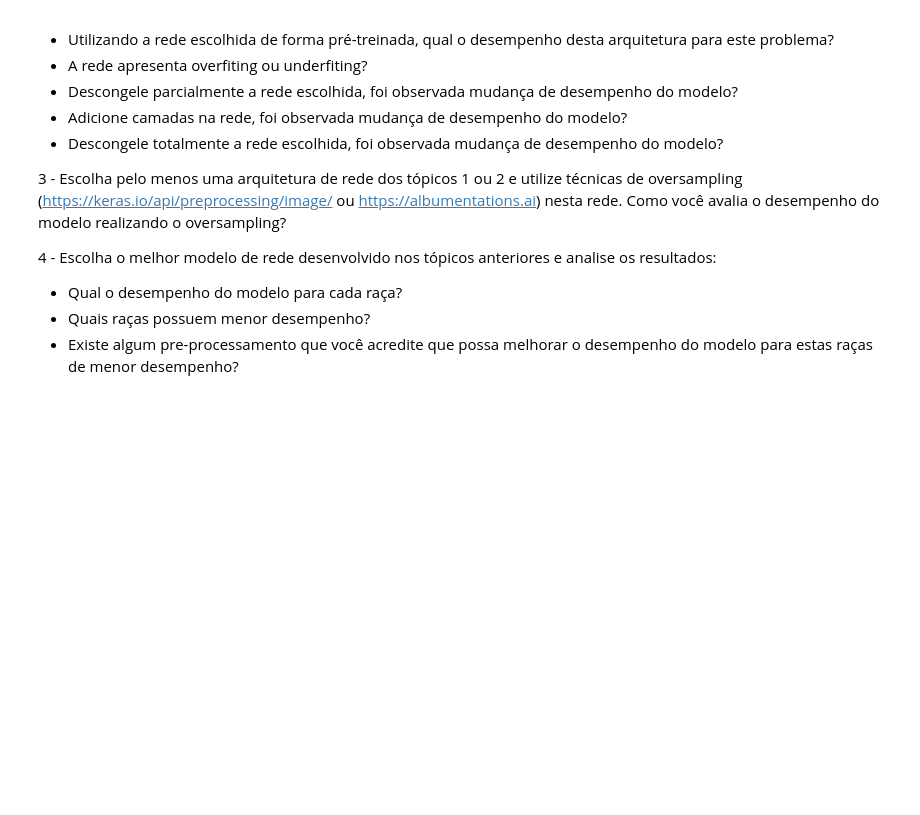
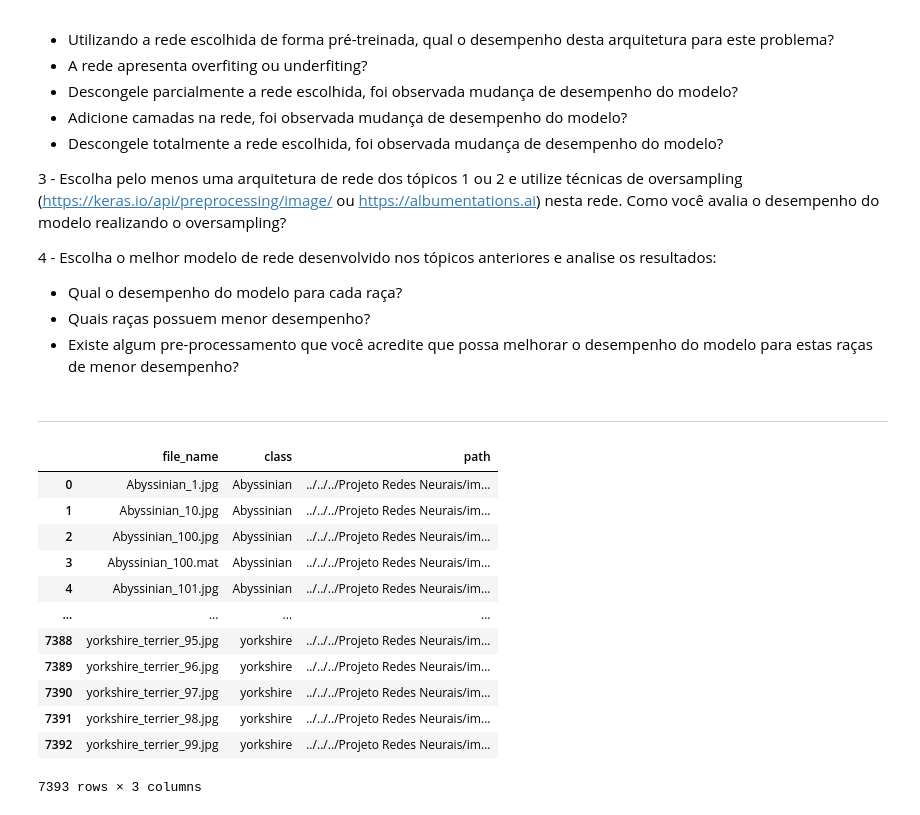
Before and after one commit to GabrielAsato/Curso_DS_Degree, a Jupyter notebook: Módulo 14 - Redes Neurais I/Projeto_atividades/projeto.ipynb, the cells around one changed output. Cells and saved outputs as stored; diff of their text form; code cells hidden in the pictures; blank space fills up the shorter version.

```diff
--- a/Módulo 14 - Redes Neurais I/Projeto_atividades/projeto.ipynb
+++ b/Módulo 14 - Redes Neurais I/Projeto_atividades/projeto.ipynb
@@ -80,0 +96,2 @@ Para implementação dessa solução, as seguintes etapas deverão ser realizada
+# %% [markdown]
+---
@@ -80,0 +114,16 @@ Para implementação dessa solução, as seguintes etapas deverão ser realizada
+# %%
+pets_df
+# %% [output]
+|  | file_name | class | path |
+| 0 | Abyssinian_1.jpg | Abyssinian | ../../../Projeto Redes Neurais/im... |
+| 1 | Abyssinian_10.jpg | Abyssinian | ../../../Projeto Redes Neurais/im... |
+| 2 | Abyssinian_100.jpg | Abyssinian | ../../../Projeto Redes Neurais/im... |
+| 3 | Abyssinian_100.mat | Abyssinian | ../../../Projeto Redes Neurais/im... |
+| 4 | Abyssinian_101.jpg | Abyssinian | ../../../Projeto Redes Neurais/im... |
+| ... | ... | ... | ... |
+| 7388 | yorkshire_terrier_95.jpg | yorkshire | ../../../Projeto Redes Neurais/im... |
+| 7389 | yorkshire_terrier_96.jpg | yorkshire | ../../../Projeto Redes Neurais/im... |
+| 7390 | yorkshire_terrier_97.jpg | yorkshire | ../../../Projeto Redes Neurais/im... |
+| 7391 | yorkshire_terrier_98.jpg | yorkshire | ../../../Projeto Redes Neurais/im... |
+| 7392 | yorkshire_terrier_99.jpg | yorkshire | ../../../Projeto Redes Neurais/im... |
+7393 rows × 3 columns
```
Also changed, not shown: parts of 7 cells of this notebook, 2 other files.
